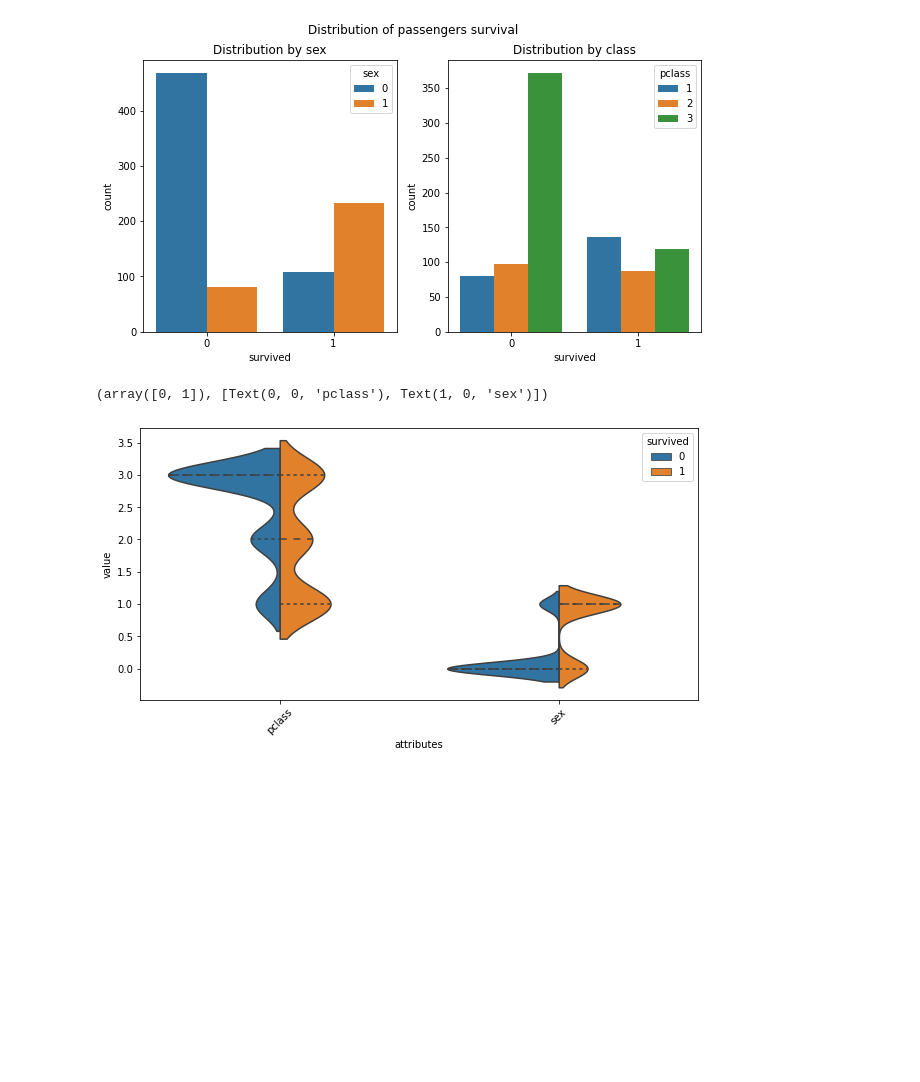
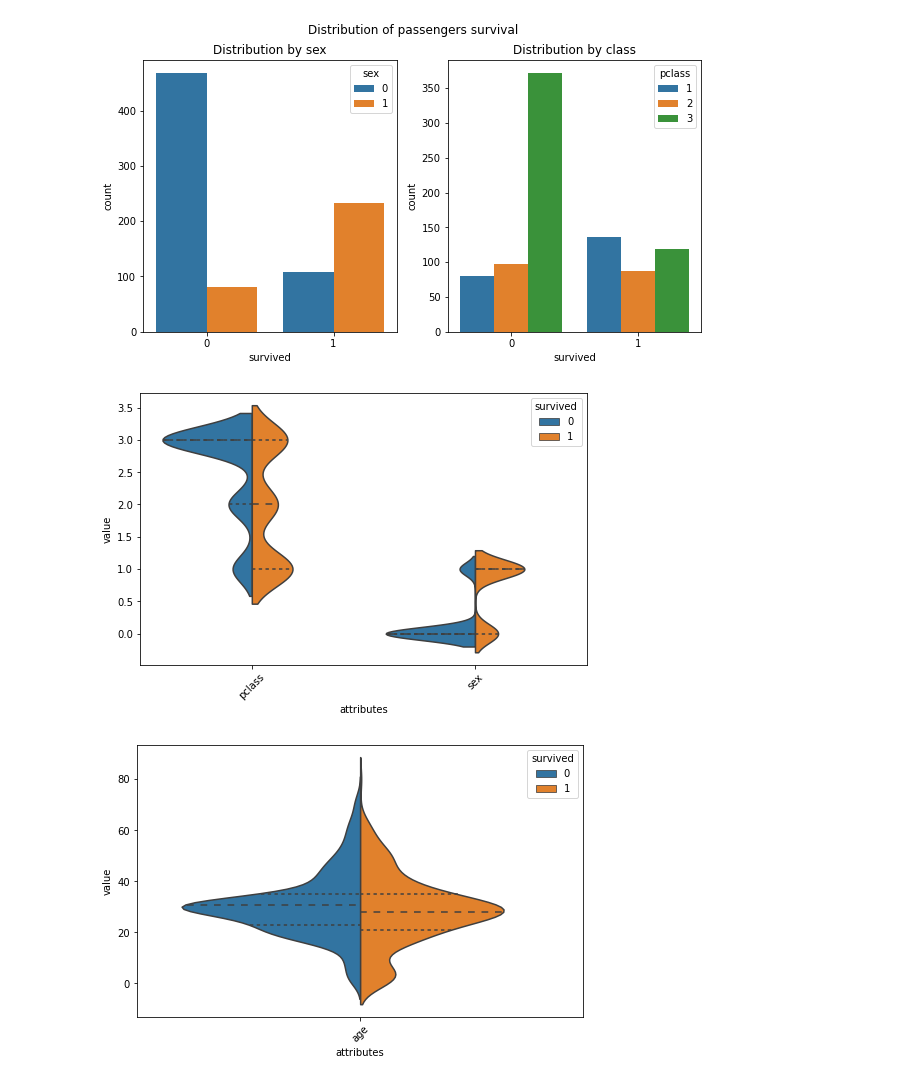
Before and after one commit to kevinmiguel97/Titanic-Model, a Jupyter notebook: titanic_analysis.ipynb, the cells around one changed output. Drawn from its saved outputs; the diff is of its cells as text; code cells hidden in the pictures; blank space fills up the shorter version.

Commit message:
Violin function

```diff
--- a/titanic_analysis.ipynb
+++ b/titanic_analysis.ipynb
@@ -225,15 +225,20 @@ Did not survive: 61.616162%
 <AxesSubplot:title={'center':'Distribution by class'}, xlabel='survived', ylabel='count'>
 [figure]
 # %%
-data = df[['survived', 'pclass', 'sex']]
-data = pd.melt(data, id_vars='survived',
-                var_name='attributes',
-                value_name='value',
-                ignore_index=False)
+def violin_plot(df, attributes):
+    data = df[attributes]
+    data = pd.melt(data, id_vars='survived',
+                    var_name='attributes',
+                    value_name='value',
+                    ignore_index=False)
 
-plt.figure(figsize=(10,5))
-sns.violinplot(x='attributes', y='value', hue='survived', data=data, split=True, inner='quart')
-plt.xticks(rotation=45)
+    plt.figure(figsize=(8,5))
+    sns.violinplot(x='attributes', y='value', hue='survived', data=data, split=True, inner='quart')
+    plt.xticks(rotation=45)
+attributes = ['survived', 'pclass', 'sex']
+violin_plot(df, attributes)
+attributes = ['survived', 'age']
+violin_plot(df, attributes)
 # %% [output]
-(array([0, 1]), [Text(0, 0, 'pclass'), Text(1, 0, 'sex')])
-[figure, old version]
+[figure, new version]
+[figure, added]
```
